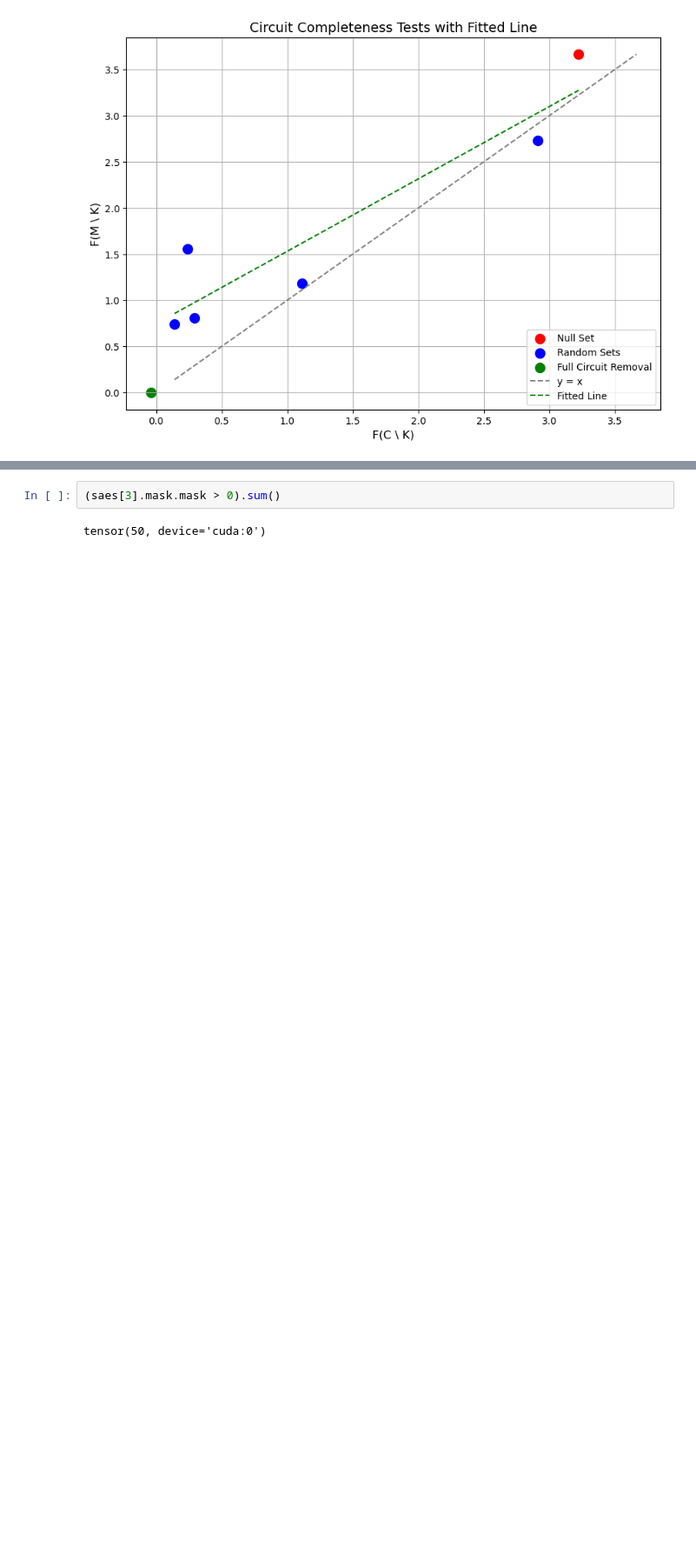
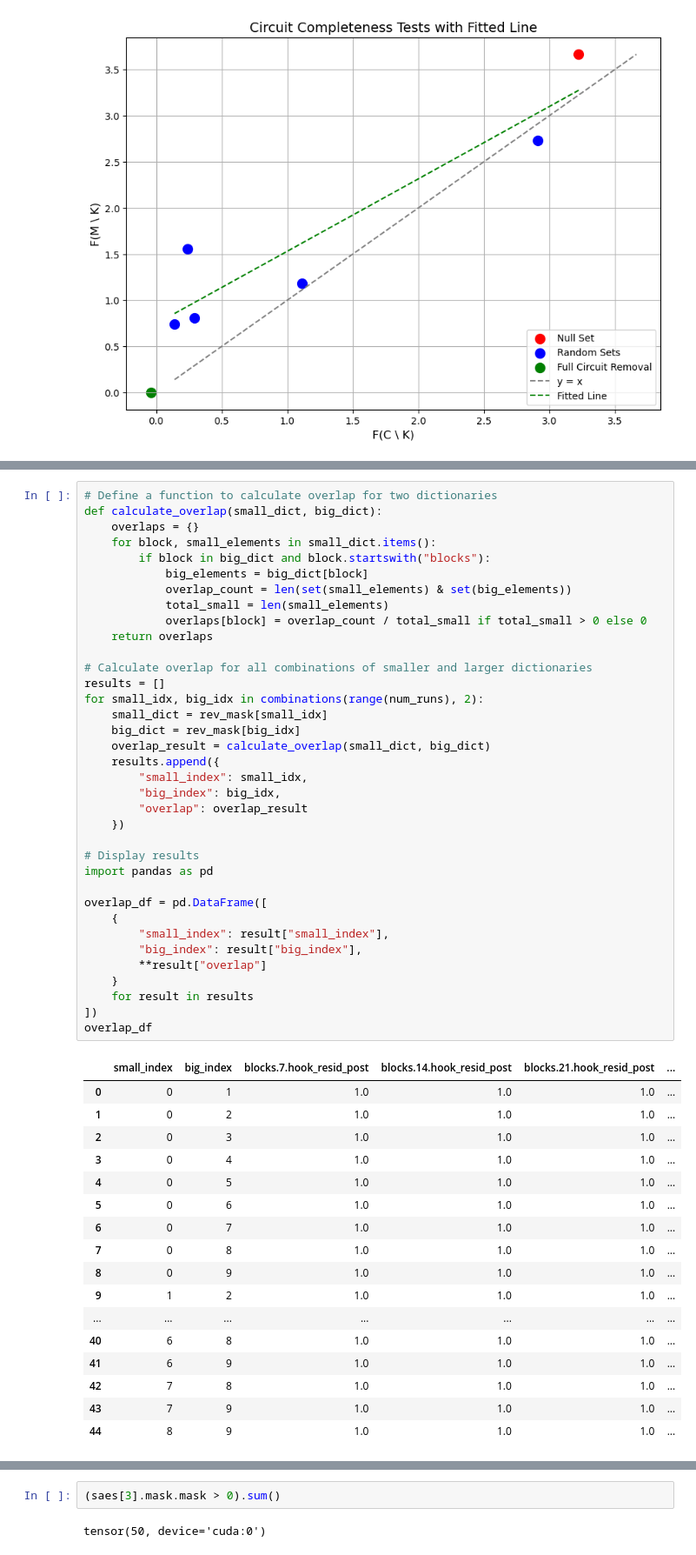
Before and after one commit to NainaniJatinZ/ScalableSAECircuits, a Jupyter notebook: sva.ipynb, the cells around one changed output, grey strips where cells are left out. Shown at 87% size. Drawn from its saved outputs; the diff is of its cells as text; blank space fills up the shorter version.

```diff
--- a/sva.ipynb
+++ b/sva.ipynb
@@ -985,0 +1055,54 @@ plt.show()
+# %%
+# Define a function to calculate overlap for two dictionaries
+def calculate_overlap(small_dict, big_dict):
+    overlaps = {}
+    for block, small_elements in small_dict.items():
+        if block in big_dict and block.startswith("blocks"):
+            big_elements = big_dict[block]
+            overlap_count = len(set(small_elements) & set(big_elements))
+            total_small = len(small_elements)
+            overlaps[block] = overlap_count / total_small if total_small > 0 else 0
+    return overlaps
+
+# Calculate overlap for all combinations of smaller and larger dictionaries
+results = []
+for small_idx, big_idx in combinations(range(num_runs), 2):
+    small_dict = rev_mask[small_idx]
+    big_dict = rev_mask[big_idx]
+    overlap_result = calculate_overlap(small_dict, big_dict)
+    results.append({
+        "small_index": small_idx,
+        "big_index": big_idx,
+        "overlap": overlap_result
+    })
+
+# Display results
+import pandas as pd
+
+overlap_df = pd.DataFrame([
+    {
+        "small_index": result["small_index"],
+        "big_index": result["big_index"],
+        **result["overlap"]
+    }
+    for result in results
+])
+overlap_df
+# %% [output]
+|  | small_index | big_index | blocks.7.hook_resid_post | blocks.14.hook_resid_post | blocks.21.hook_resid_post | ... |
+| 0 | 0 | 1 | 1.0 | 1.0 | 1.0 | ... |
+| 1 | 0 | 2 | 1.0 | 1.0 | 1.0 | ... |
+| 2 | 0 | 3 | 1.0 | 1.0 | 1.0 | ... |
+| 3 | 0 | 4 | 1.0 | 1.0 | 1.0 | ... |
+| 4 | 0 | 5 | 1.0 | 1.0 | 1.0 | ... |
+| 5 | 0 | 6 | 1.0 | 1.0 | 1.0 | ... |
+| 6 | 0 | 7 | 1.0 | 1.0 | 1.0 | ... |
+| 7 | 0 | 8 | 1.0 | 1.0 | 1.0 | ... |
+| 8 | 0 | 9 | 1.0 | 1.0 | 1.0 | ... |
+| 9 | 1 | 2 | 1.0 | 1.0 | 1.0 | ... |
+| ... | ... | ... | ... | ... | ... | ... |
+| 40 | 6 | 8 | 1.0 | 1.0 | 1.0 | ... |
+| 41 | 6 | 9 | 1.0 | 1.0 | 1.0 | ... |
+| 42 | 7 | 8 | 1.0 | 1.0 | 1.0 | ... |
+| 43 | 7 | 9 | 1.0 | 1.0 | 1.0 | ... |
+| 44 | 8 | 9 | 1.0 | 1.0 | 1.0 | ... |
```
Also changed, not shown: parts of 5 cells of this notebook, 1 other file.
